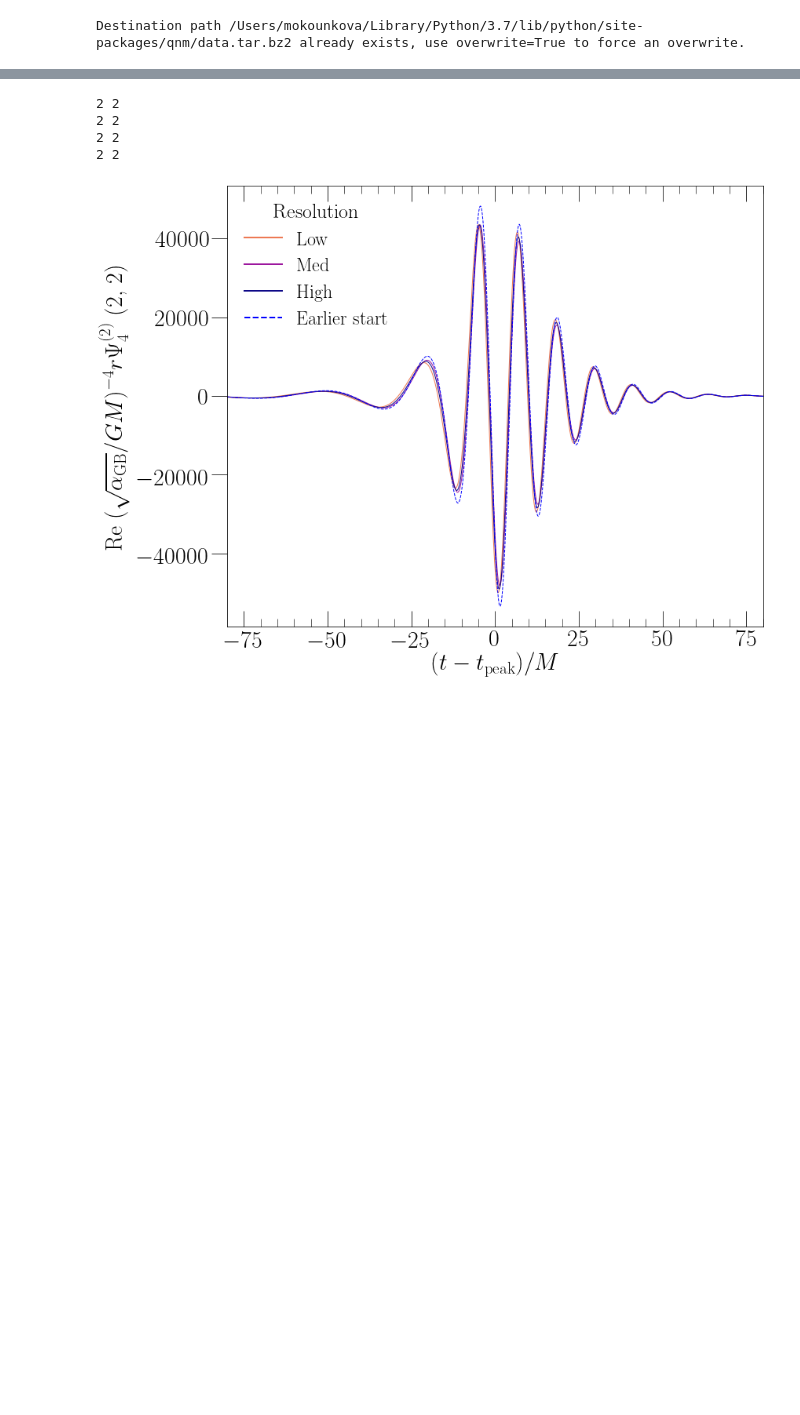
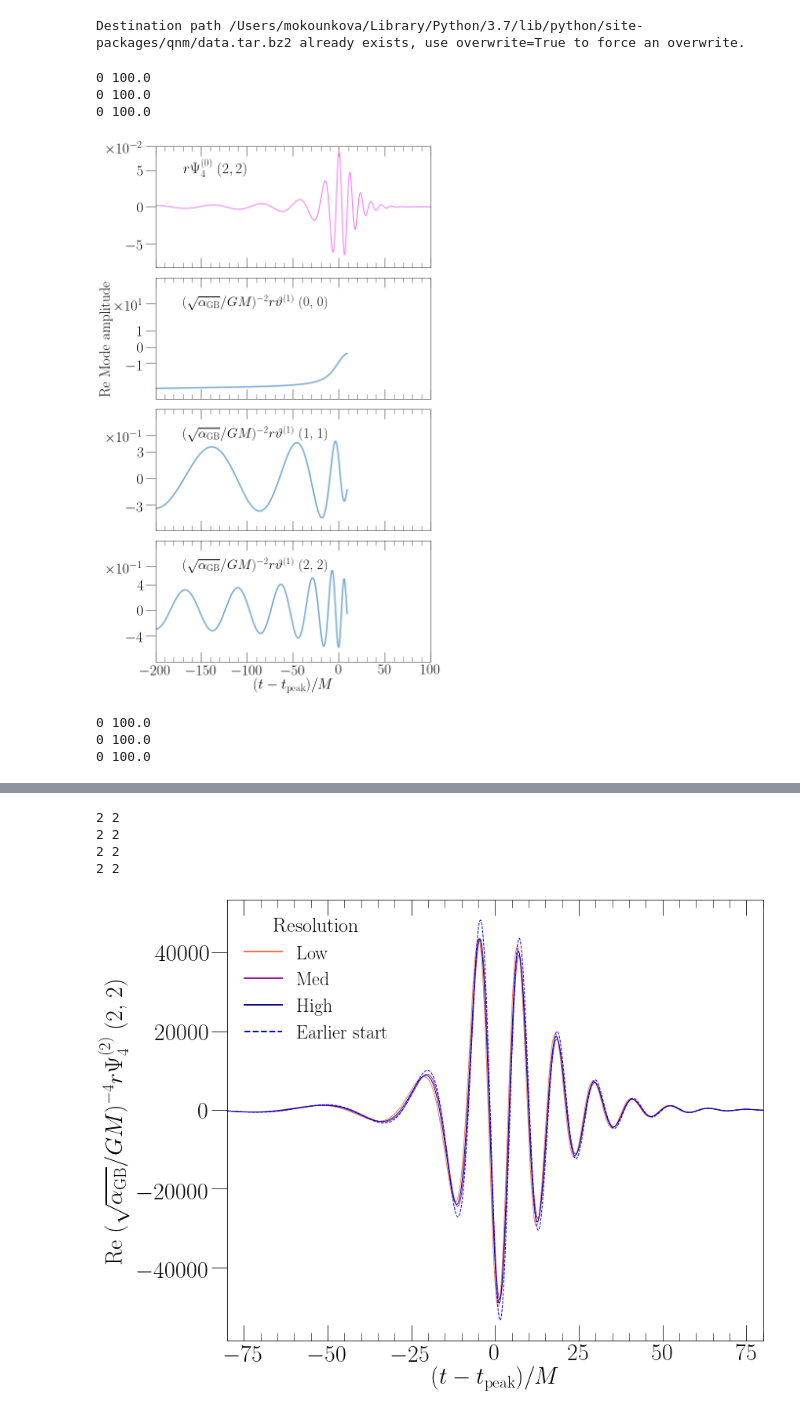
Before and after one commit to mariaokounkova/EDGB, a Jupyter notebook: GW150914/EDGB_GW.ipynb, the cells around one changed output, grey strips where cells are left out. Saved outputs shown, nothing was run; the diff lists cells and outputs as text; code cells hidden in the pictures; blank space fills up the shorter version.

```diff
--- a/GW150914/EDGB_GW.ipynb
+++ b/GW150914/EDGB_GW.ipynb
@@ -241,11 +241,11 @@ def InterpolateTimes(time, data, time_dest):
 # %%
 ## Scalar field plots
 
-def PlotScalarField(inspiral_start):
+def PlotScalarField(inspiral_start, ramp):
 
     cut_start = -200
     cut_end = 100
-    radius = 22
+    radius = 0 #22
 
     fig, axarr = plt.subplots(4, figsize=(10,16), sharex=True)
     figname = 'ScalarFields'
@@ -266,7 +266,7 @@ def PlotScalarField(inspiral_start):
     # Plot scalar field
     for mode, ax in zip(modes, axarr[1:4]):
 
-        time, data = GetKGMode(ev_dir(inspiral_start), mode=mode, radius=radius)
+        time, data = GetKGMode(ev_dir(inspiral_start, ramp_time = ramp), mode=mode, radius=radius)
         time  = time - t_peak ## have to subtract the peak time for everything
 
         time, data = CutTimes(time, data, cut_start, cut_end)
@@ -287,32 +287,40 @@ def PlotScalarField(inspiral_start):
         if ax in axarr[1:4]:
             ax.set_ylim([-ylim*1.2, ylim*1.6])
         #print ylim
         power = np.ceil(np.log10(ylim)) - 1
         val = int(2.0/3.0 * ylim/10**power)
         #print val
         tick = val * 10**power
         #print tick
         ax.set_yticks([-tick, 0, tick, ylim])
         ax.set_yticklabels([r'$-%d$' % (val), r'$0$', r'$%d$' % (val), r'$\times 10^{%d}$' % (power)])
         ax.tick_params(axis='x', labelsize=30, length = 20)
         if (ax != axarr[0]):
             ax.tick_params(axis='x', top='on')
         ax.tick_params(axis='y', labelsize=30, length = 20)
         ax.locator_params(tight=True, nbins=10, axis='x')
         ax.yaxis.offsetText.set_fontsize(30)
         ax.xaxis.offsetText.set_fontsize(30)
         labels = ax.get_yticklabels()
         plt.setp(labels, rotation=0, fontsize=30)
         labels = ax.get_xticklabels()
         plt.setp(labels, rotation=0, fontsize=30)
 
     axarr[1].set_ylabel('Re Mode amplitude', fontsize=30)
     plt.xlabel('$(t - t_\mathrm{peak})/M$', fontsize=30)
     plt.xlim(cut_start, cut_end)
     plt.subplots_adjust(wspace=0.2, hspace=0.0)
     plt.tight_layout()
     plt.savefig(figname + '.pdf')
     plt.show()
 
-PlotScalarField(2100)
-#PlotScalarField(1900)
+PlotScalarField(2200, 100)
+PlotScalarField(2100, 250)
+# %% [output]
+0 100.0
+0 100.0
+0 100.0
+[figure, added]
+0 100.0
+0 100.0
+0 100.0
```
Also changed, not shown: parts of 3 cells of this notebook.
